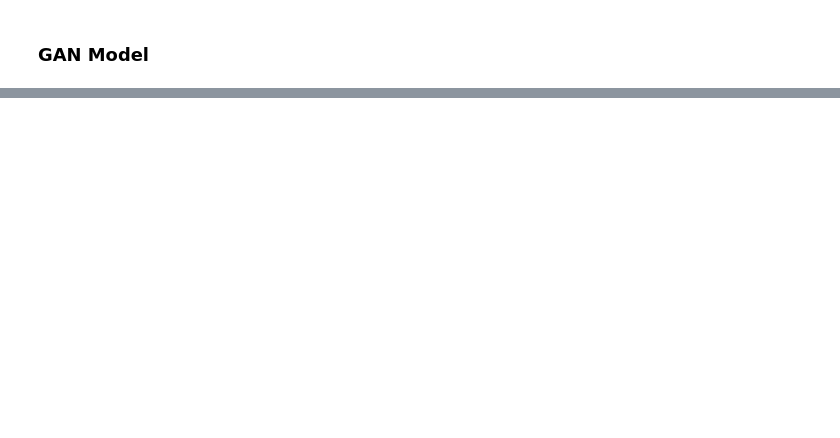
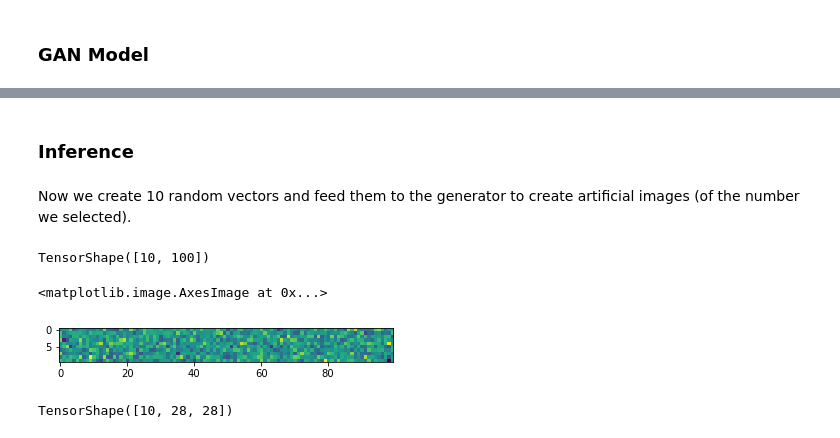
Before and after one commit to mxagar/data_science_python_tools, a Jupyter notebook: 19_NeuralNetworks_Keras/19_10_Keras_GANs/19_10_Keras_GANs_Intro_MNIST.ipynb, the cells around one changed output, grey strips where cells are left out. Saved outputs shown, nothing was run; the diff lists cells and outputs as text; code cells hidden in the pictures; blank space fills up the shorter version.

Commit message:
GAN models: model definition + training + inference

```diff
--- a/19_NeuralNetworks_Keras/19_10_Keras_GANs/19_10_Keras_GANs_Intro_MNIST.ipynb
+++ b/19_NeuralNetworks_Keras/19_10_Keras_GANs/19_10_Keras_GANs_Intro_MNIST.ipynb
@@ -122,0 +159,18 @@ X_train.shape
+# %%
+# Generator:
+# Taking noise as input, it creates fake images which should become as realistic as possible
+# The generator is very similar to the decoder in an autoencoder:
+# we need to select a valid sice of the noise vector
+# in the same way the size of the latent space was relevant to expand compressed data.
+# In other words: We basically create random vectors in the latent space!
+# And the network learns to create a valid latent space so that the images are realistic
+#
+# We need to choose a valid size of the latent space
+# 28x28 = 784 -> (350) -> 150 -> 100
+coding_size = 100
+generator = Sequential()
+generator.add(Dense(100,activation='relu',input_shape=[coding_size]))
+generator.add(Dense(150,activation='relu'))
+generator.add(Dense(350,activation='relu'))
+generator.add(Dense(784,activation='relu'))
+generator.add(Reshape([28,28]))
@@ -122,0 +319,16 @@ X_train.shape
+# %% [markdown]
+### Inference
+# %% [markdown]
+Now we create 10 random vectors and feed them to the generator to create artificial images (of the number we selected).
+# %%
+noise = tf.random.normal(shape=[10,coding_size])
+# %%
+noise.shape
+# %% [output]
+TensorShape([10, 100])
+# %%
+# Plot the 10 noise vectors
+plt.imshow(noise)
+# %% [output]
+<matplotlib.image.AxesImage at 0x...>
+[figure, added]
@@ -122,0 +338,4 @@ X_train.shape
+# %%
+images.shape
+# %% [output]
+TensorShape([10, 28, 28])
```
Also changed, not shown: parts of 28 cells of this notebook.
